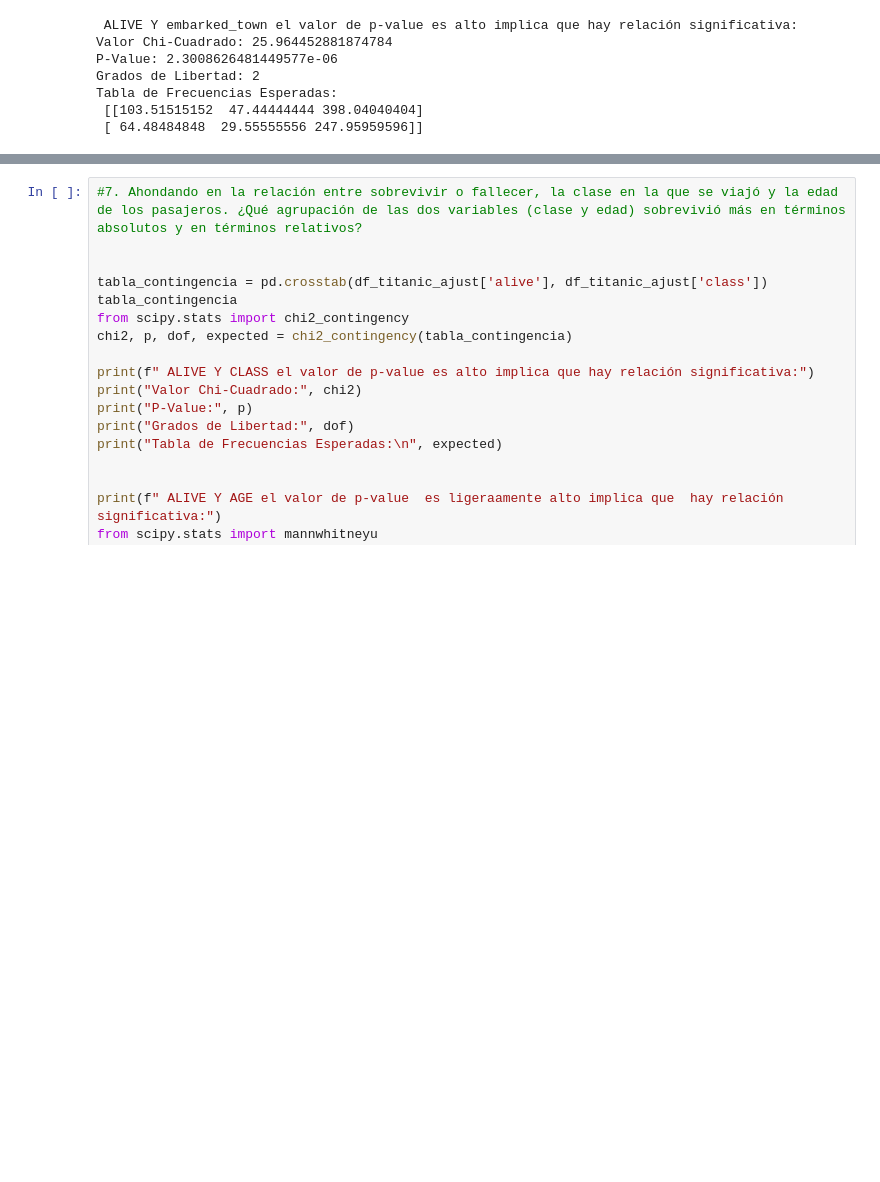
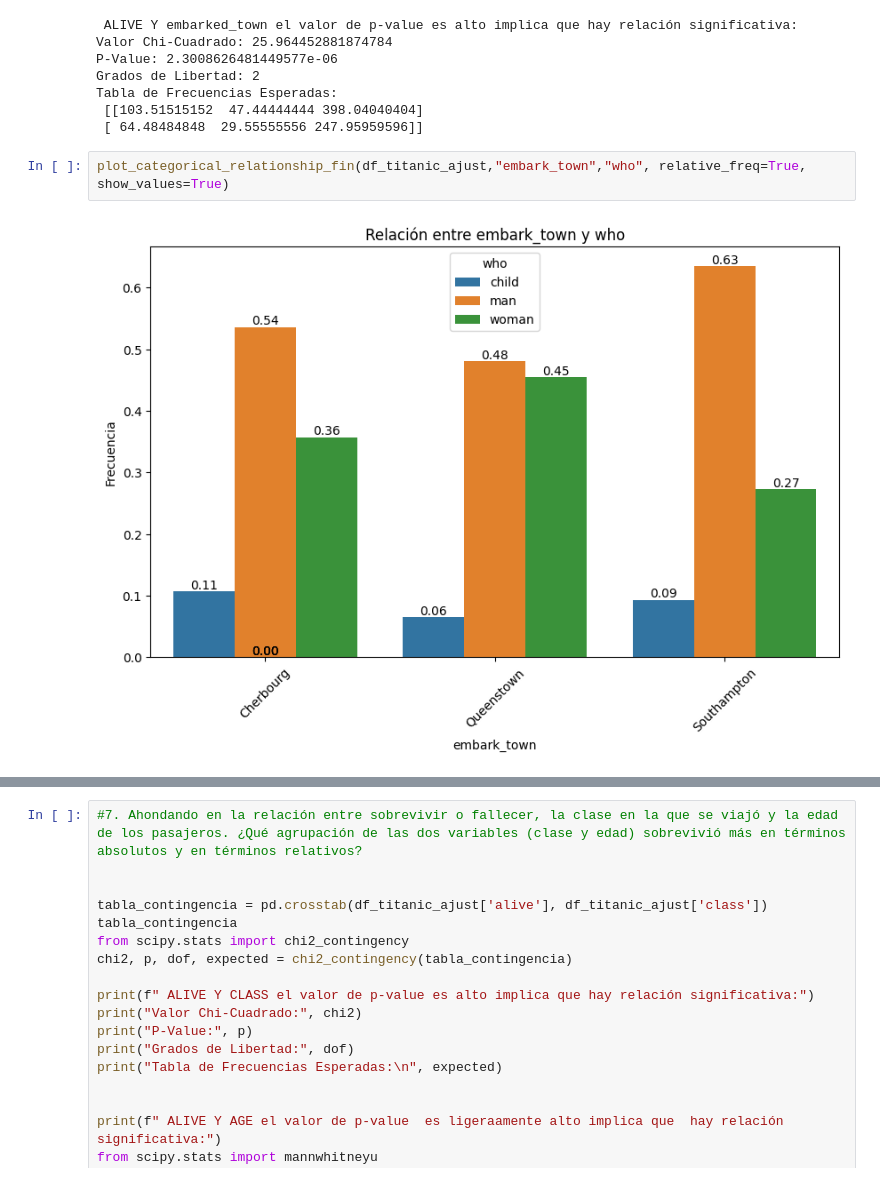
Before and after one commit to MariaRepository/ONLINE_DS_THEBRIDGE_MariaFernandez, a Jupyter notebook: 03_Analisis_de_Datos/Sprint_07/Unidad_02/Practica_Obligatoria/18_Practica_Obligatoria_Multivariante.ipynb, the cells around one changed output, grey strips where cells are left out. Drawn from its saved outputs; the diff is of its cells as text; blank space fills up the shorter version.

```diff
--- a/03_Analisis_de_Datos/Sprint_07/Unidad_02/Practica_Obligatoria/18_Practica_Obligatoria_Multivariante.ipynb
+++ b/03_Analisis_de_Datos/Sprint_07/Unidad_02/Practica_Obligatoria/18_Practica_Obligatoria_Multivariante.ipynb
@@ -243,3 +244,7 @@ Grados de Libertad: 2
 Tabla de Frecuencias Esperadas:
  [[103.51515152  47.44444444 398.04040404]
  [ 64.48484848  29.55555556 247.95959596]]
+# %%
+plot_categorical_relationship_fin(df_titanic_ajust,"embark_town","who", relative_freq=True, show_values=True)
+# %% [output]
+[figure, added]
```
Also changed, not shown: parts of 14 cells of this notebook, 21 other files.
